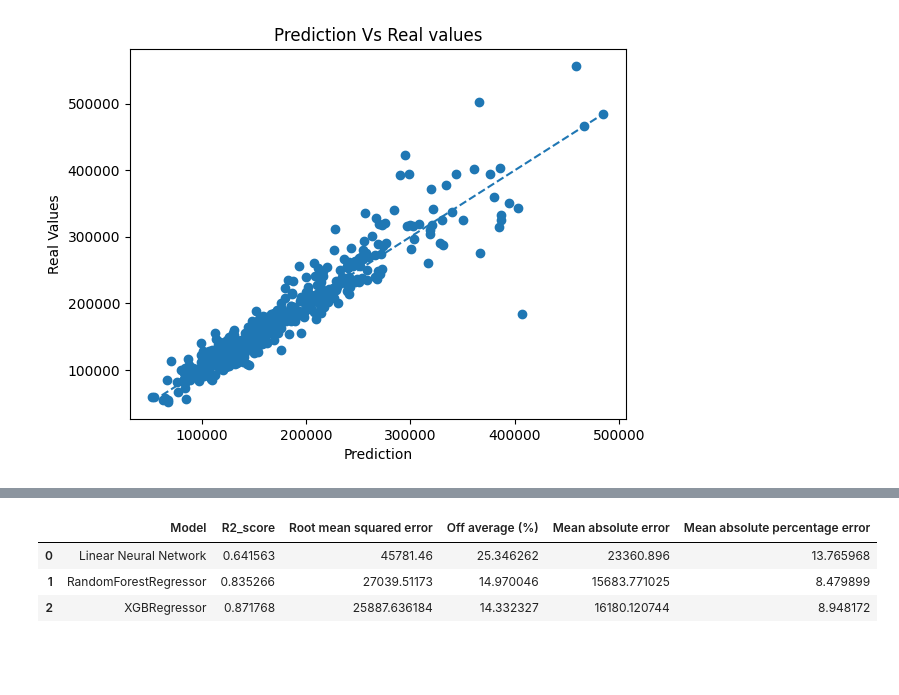
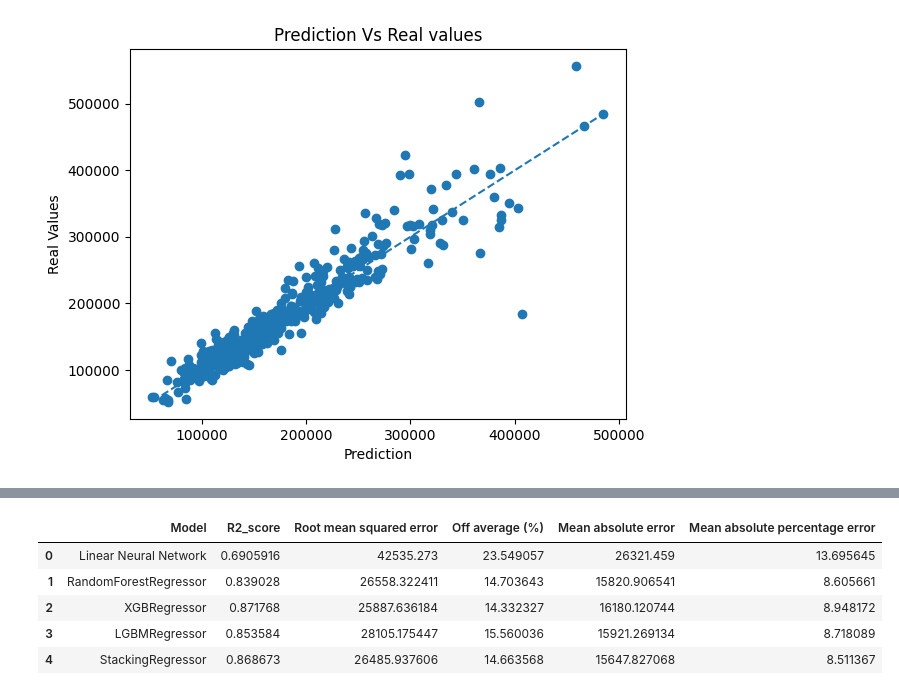
Before and after one commit to Mc5obiza/house-prices-advanced-regression-techniques, a Jupyter notebook: model.ipynb, the cells around one changed output, grey strips where cells are left out. Saved outputs shown, nothing was run; the diff lists cells and outputs as text; code cells hidden in the pictures; blank space fills up the shorter version.

```diff
--- a/model.ipynb
+++ b/model.ipynb
@@ -391,0 +404,3 @@ As You can See a tuned XGBoost preform better than RF and NN
+# %%
+rmse_value_light,rm_light,r2_light,mae_light,map_light,light,pred=predicti(light_cv)
+show(pred,y_test)
@@ -398,0 +421,21 @@ shap.summary_plot(shap_values,X_prepared)
+# %%
+from sklearn.ensemble import StackingRegressor
+from sklearn.linear_model import RidgeCV
+models=[
+    ('rf',RandomForestRegressor(**(rfcv.best_params_))),
+    ('xgb',XGBRegressor(**(xgb_cv.best_params_))),
+    ('lgbm',LGBMRegressor(**(light_cv.best_params_)))
+]
+param_grid = {
+    "final_estimator__n_estimators": [100],
+    "final_estimator__max_depth": [2],
+    "final_estimator__learning_rate": [ 0.06,0.08],
+    "final_estimator__subsample": [0.7],
+    "final_estimator__colsample_bytree": [1.0],
+    "final_estimator__reg_alpha": [ 0.1],
+    "final_estimator__reg_lambda": [ 5]
+}
+stack=StackingRegressor(estimators=models,final_estimator=XGBRegressor(n_jobs=-1,tree_method="hist", device="cuda"))
+stack_cv=RandomizedSearchCV(stack,param_grid,n_jobs=-1,cv=5,scoring='neg_root_mean_squared_error')
+stack_cv.fit(x_train,y_train)
+print(f'Best Parmas: {stack_cv.best_params_} with a score of :{stack_cv.best_score_}')
@@ -398,0 +444,3 @@ shap.summary_plot(shap_values,X_prepared)
+# %%
+rmse_value_stack,rm_stack,r2_stack,mae_stack,map_stack,stack,pred=predicti(stack_cv)
+show(pred,y_test)
@@ -399,18 +451,20 @@ shap.summary_plot(shap_values,X_prepared)
 # %%
 r2_value_nn=r2_value_nn.cpu()
 rmse_value_nn=rmse_value_nn.cpu()
 map_nn=map_nn.cpu()
 rm_nn=rm_nn.cpu()
 mae_nn=mae_nn.cpu()
-score=pd.DataFrame({'Model':['Linear Neural Network','RandomForestRegressor','XGBRegressor'],
-                    'R2_score':[r2_value_nn.numpy(),r2_rf,r2_xgb],
-                    'Root mean squared error':[rm_nn.numpy(),rm_rf,rm_xgb],
-                    'Off average (%)':[rmse_value_nn.numpy(),rmse_value_rf,rmse_value_xgb],
-                    'Mean absolute error':[mae_nn.numpy(),mae_rf,mae_xgb],
-                    'Mean absolute percentage error':[map_nn.numpy()*100,map_rf*100,mape_xgb*100]})
+score=pd.DataFrame({'Model':['Linear Neural Network','RandomForestRegressor','XGBRegressor','LGBMRegressor','StackingRegressor'],
+                    'R2_score':[r2_value_nn.numpy(),r2_rf,r2_xgb,r2_light,r2_stack],
+                    'Root mean squared error':[rm_nn.numpy(),rm_rf,rm_xgb,rm_light,rm_stack],
+                    'Off average (%)':[rmse_value_nn.numpy(),rmse_value_rf,rmse_value_xgb,rmse_value_light,rmse_value_stack],
+                    'Mean absolute error':[mae_nn.numpy(),mae_rf,mae_xgb,mae_light,mae_stack],
+                    'Mean absolute percentage error':[map_nn.numpy()*100,map_rf*100,mape_xgb*100,map_light*100,map_stack*100]})
 display(score)
 # %% [output]
 |  | Model | R2_score | Root mean squared error | Off average (%) | Mean absolute error | Mean absolute percentage error |
-| 0 | Linear Neural Network | 0.641563 | 45781.46 | 25.346262 | 23360.896 | 13.765968 |
-| 1 | RandomForestRegressor | 0.835266 | 27039.51173 | 14.970046 | 15683.771025 | 8.479899 |
+| 0 | Linear Neural Network | 0.6905916 | 42535.273 | 23.549057 | 26321.459 | 13.695645 |
+| 1 | RandomForestRegressor | 0.839028 | 26558.322411 | 14.703643 | 15820.906541 | 8.605661 |
 | 2 | XGBRegressor | 0.871768 | 25887.636184 | 14.332327 | 16180.120744 | 8.948172 |
+| 3 | LGBMRegressor | 0.853584 | 28105.175447 | 15.560036 | 15921.269134 | 8.718089 |
+| 4 | StackingRegressor | 0.868673 | 26485.937606 | 14.663568 | 15647.827068 | 8.511367 |
```
Also changed, not shown: parts of 14 cells of this notebook.
